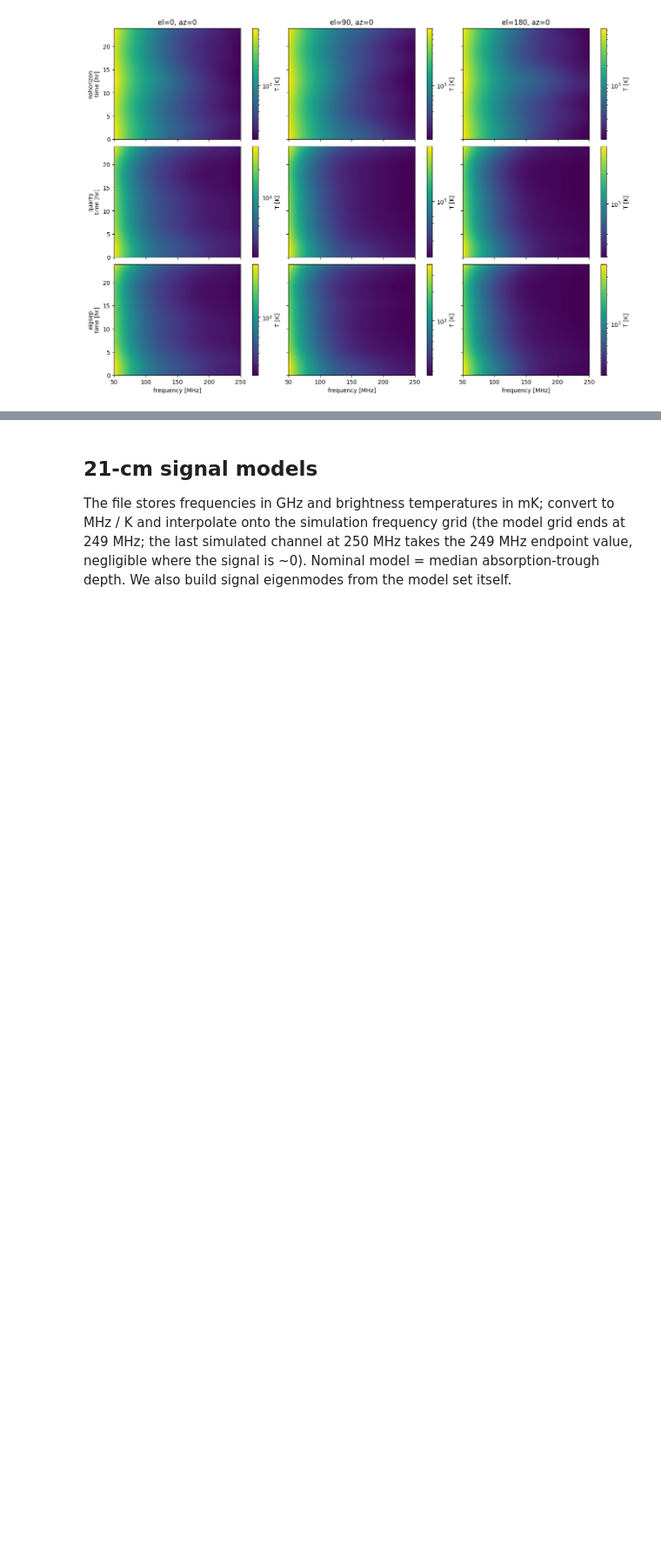
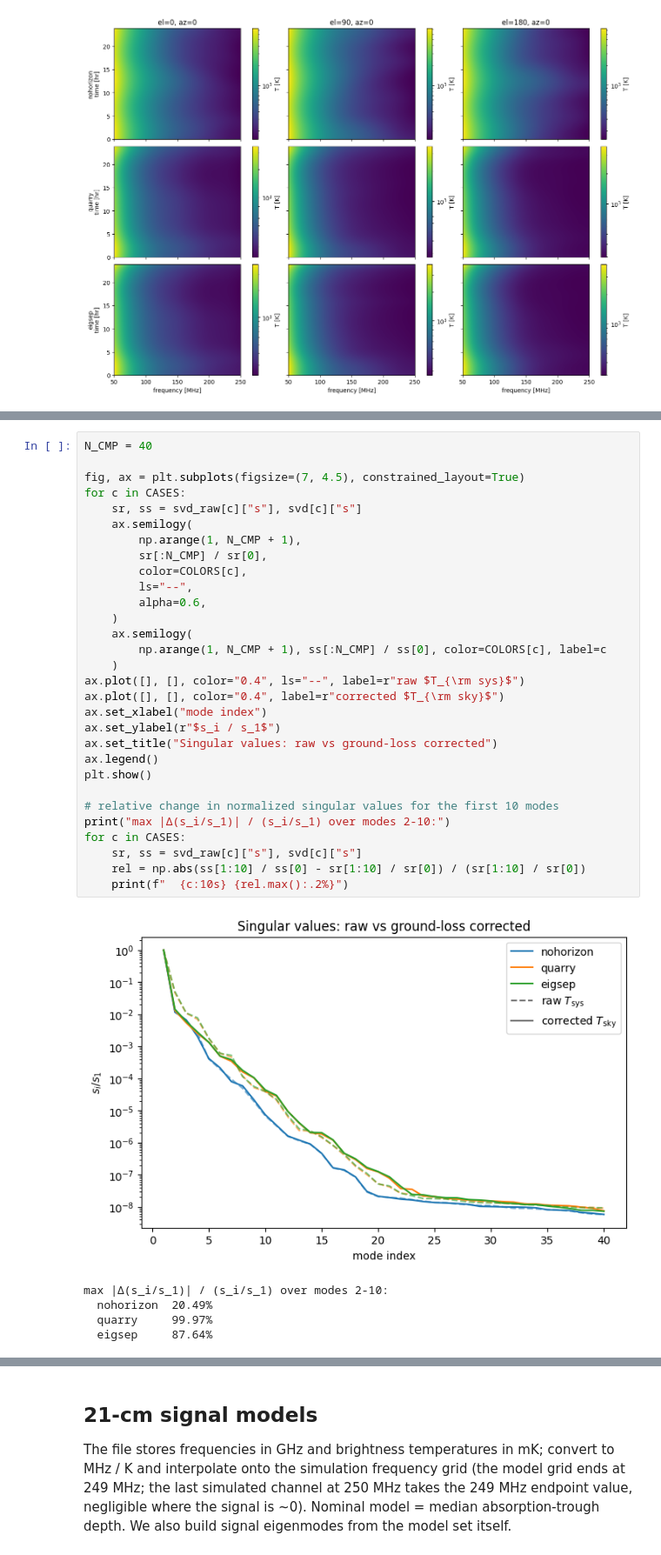
Before and after one commit to christianhbye/eigsep_mock_analysis, a Jupyter notebook: horizon_chromaticity/notebooks/chromaticity_pca.ipynb, the cells around one changed output, grey strips where cells are left out. Shown at 87% size. Cells and saved outputs as stored; diff of their text form; blank space fills up the shorter version.

```diff
--- a/horizon_chromaticity/notebooks/chromaticity_pca.ipynb
+++ b/horizon_chromaticity/notebooks/chromaticity_pca.ipynb
@@ -247,3 +310,39 @@ eigsep     s1/s2 = 19.7, s1/s10 = 2.54e+04
+# %%
+N_CMP = 40
+
+fig, ax = plt.subplots(figsize=(7, 4.5), constrained_layout=True)
+for c in CASES:
+    sr, ss = svd_raw[c]["s"], svd[c]["s"]
+    ax.semilogy(
+        np.arange(1, N_CMP + 1),
+        sr[:N_CMP] / sr[0],
+        color=COLORS[c],
+        ls="--",
+        alpha=0.6,
+    )
+    ax.semilogy(
+        np.arange(1, N_CMP + 1), ss[:N_CMP] / ss[0], color=COLORS[c], label=c
+    )
+ax.plot([], [], color="0.4", ls="--", label=r"raw $T_{\rm sys}$")
+ax.plot([], [], color="0.4", label=r"corrected $T_{\rm sky}$")
+ax.set_xlabel("mode index")
+ax.set_ylabel(r"$s_i / s_1$")
+ax.set_title("Singular values: raw vs ground-loss corrected")
+ax.legend()
+plt.show()
+
+# relative change in normalized singular values for the first 10 modes
+print("max |Δ(s_i/s_1)| / (s_i/s_1) over modes 2-10:")
+for c in CASES:
+    sr, ss = svd_raw[c]["s"], svd[c]["s"]
+    rel = np.abs(ss[1:10] / ss[0] - sr[1:10] / sr[0]) / (sr[1:10] / sr[0])
+    print(f"  {c:10s} {rel.max():.2%}")
+# %% [output]
+[figure, added]
+max |Δ(s_i/s_1)| / (s_i/s_1) over modes 2-10:
+  nohorizon  20.49%
+  quarry     99.97%
+  eigsep     87.64%
 # %% [markdown]
 ### Figure 1: singular value spectra
 
```
Also changed, not shown: parts of 13 cells of this notebook, 4 other files.
